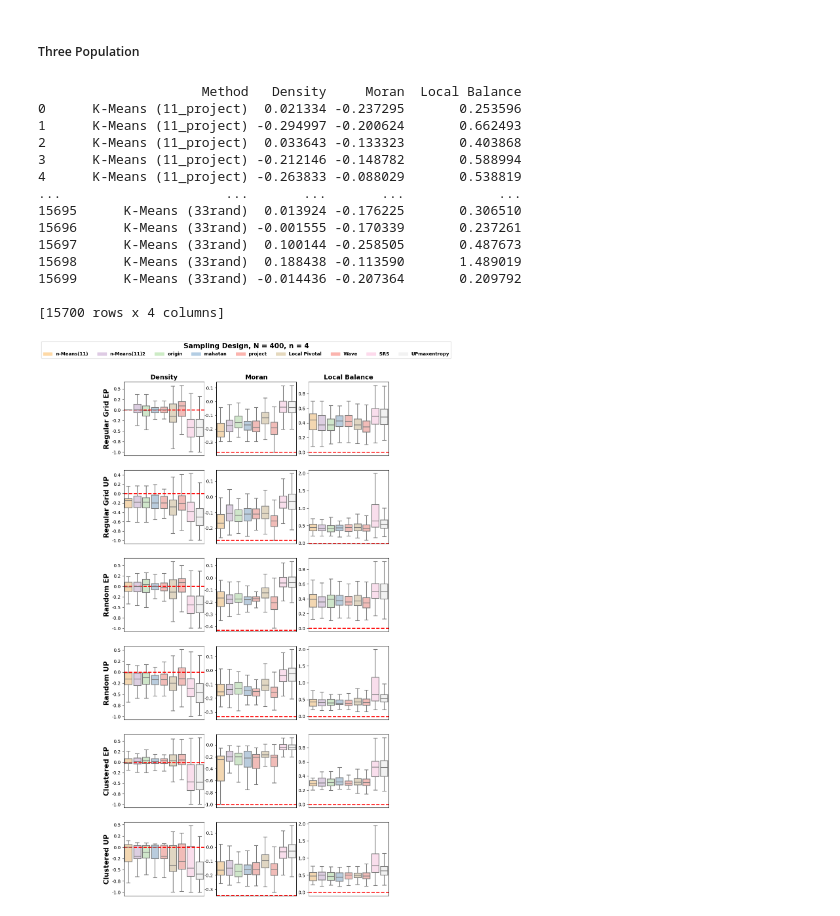
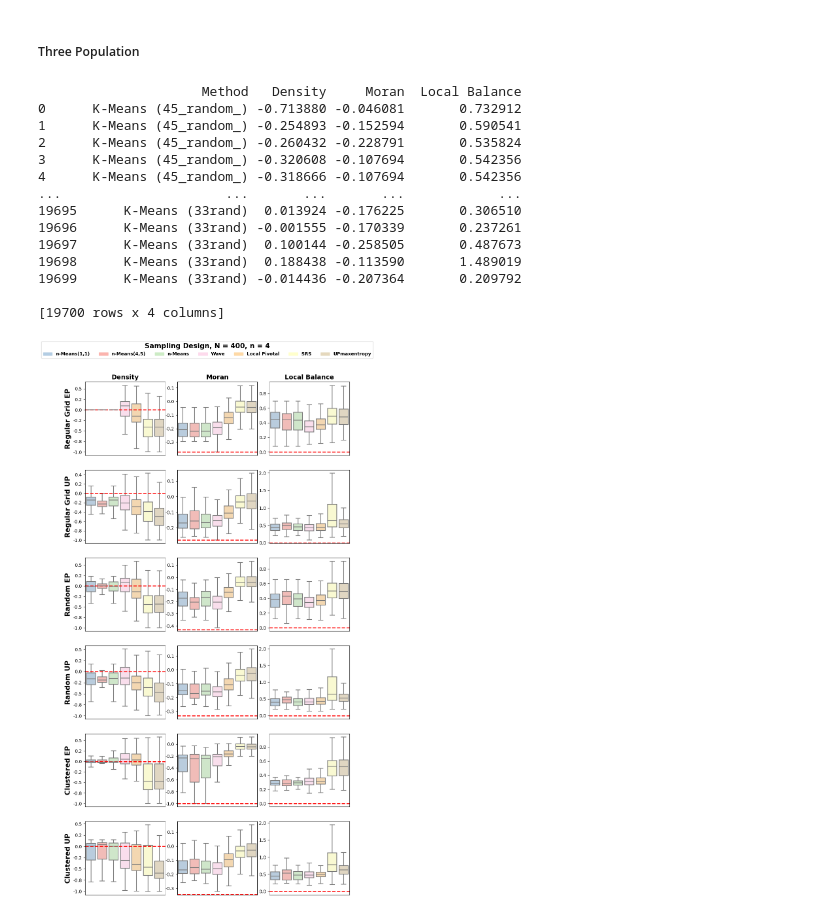
Before and after one commit to mehdimhb/geometric-sampling, a Jupyter notebook: Simulations/Add_Wave_Simulated_Popu_n=4.ipynb, the cells around one changed output. Cells and saved outputs as stored; diff of their text form; code cells hidden in the pictures.

```diff
--- a/Simulations/Add_Wave_Simulated_Popu_n=4.ipynb
+++ b/Simulations/Add_Wave_Simulated_Popu_n=4.ipynb
@@ -353,3 +325,28 @@ def find_samples(coords, probs, n, num_samples, ep_mode="auto"):
     return result
 # %% [markdown]
 ### Gathering Data
+# %%
+import pandas as pd
+import os
+
+results_folder = 'data_samples/results'
+result_files = [
+    "results_grid_eq.csv",
+    "results_grid_uneq.csv",
+    "results_random_eq.csv",
+    "results_random_uneq.csv",
+    "results_clust_eq.csv",
+    "results_clust_uneq.csv",
+]
+
+methods_to_remove = ["K-Means (45_random_)", "K-Means (11_random_)"]
+
+for filename in result_files:
+    filepath = os.path.join(results_folder, filename)
+    df = pd.read_csv(filepath)
+    # Remove rows where the 'Method' column matches the unwanted method
+    df_filtered = df[~df['Method'].isin(methods_to_remove)]
+
+    # Save back (overwrite the original file; change filename if you want a backup)
+    df_filtered.to_csv(filepath, index=False)
+    print(f"Filtered {filename}: {len(df) - len(df_filtered)} rows removed.")
@@ -379,7 +383,7 @@ for name in names:
     all_probs.append(probs)
 print(sum(probs))
 print(len(probs))
-sample_cnt = 100
+sample_cnt = 1000
 columns = ["Method", "Density", "Voronoi", "Moran", "Local Balance"]
 columns = ["Method", "Density", "Moran", "Local Balance"]
 
@@ -465,7 +548,8 @@ from matplotlib.ticker import FuncFormatter
 warnings.filterwarnings('ignore')
 
 # Folder and file info
-method_order = ["n-Means(11)", "n-Means(11)2", "origin", "mahatan", "project", "Local Pivotal", "Wave", "SRS", "UPmaxentropy"]
+method_order = ["n-Means(1,1)", "n-Means(11)2", "origin", "mahatan", "project", "Local Pivotal", "Wave", "SRS", "UPmaxentropy"]
+method_order = ["n-Means(1,1)", "n-Means(4,5)", 'n-Means', "Wave", "Local Pivotal",  "SRS", "UPmaxentropy"]
 results_folder = 'data_samples/results'
 result_files = [
     "results_grid_eq.csv",
@@ -507,13 +591,15 @@ for name, fname in zip(pop_names, result_files):
 print(df)
 # Mapping for nicer method names
 method_name_mapping = {
-    "K-Means (11_lexsort)": "n-Means(11)",
-    "K-Means (11_lexsort2)": "n-Means(11)2",
-    "K-Means (11_origin)": "origin",
-    "K-Means (11_mahatan)": "mahatan",
-    "K-Means (11_project)": "project",
+    #"K-Means (11_lexsort)": "n-Means(11)",
+    # "K-Means (11_lexsort2)": "n-Means(11)2",
+    # "K-Means (11_origin)": "origin",
+    # "K-Means (11_mahatan)": "mahatan",
+    "K-Means (11_random_)": "n-Means(1,1)",
+    "K-Means (45_random_)": "n-Means(4,5)",
+    "K-Means (11_lexsortxy)": "n-Means",
+    "wave": "Wave",
     "Local Pivotal": "Local Pivotal",
-    "wave": "Wave",
     "Random": "SRS",
     "UPmaxentropy": "UPmaxentropy"
 }
@@ -600,42 +686,42 @@ sns.boxplot(
     ax=ax_legend,
     showfliers=False
 )
 
 from matplotlib.patches import Patch
 labels = method_order
 handles = [Patch(color=method_palette[l]) for l in labels]
 plt.close(fig_legend)
 leg = fig.legend(
     handles, labels, loc='upper center', ncol=len(all_methods),
     title="Sampling Design, N = 400, n = 4",
     fontsize=10,              # Label size
     title_fontsize=15         # Title size
     # No fontweight argument directly here
 )
 
 # Make legend labels bold
 for text in leg.get_texts():
     text.set_fontweight('bold')
 
 # Make legend title bold
 leg.get_title().set_fontweight('bold')
 fig.tight_layout(rect=[0, 0.05, 1, 0.95])
 fig.subplots_adjust(wspace=0.15, hspace=0.2)
 # fig.suptitle("All metrics for all populations", fontsize=16, y=1.01)
 plt.show()
 # %% [output]
                      Method   Density     Moran  Local Balance
-0      K-Means (11_project)  0.021334 -0.237295       0.253596
-1      K-Means (11_project) -0.294997 -0.200624       0.662493
-2      K-Means (11_project)  0.033643 -0.133323       0.403868
-3      K-Means (11_project) -0.212146 -0.148782       0.588994
-4      K-Means (11_project) -0.263833 -0.088029       0.538819
+0      K-Means (45_random_) -0.713880 -0.046081       0.732912
+1      K-Means (45_random_) -0.254893 -0.152594       0.590541
+2      K-Means (45_random_) -0.260432 -0.228791       0.535824
+3      K-Means (45_random_) -0.320608 -0.107694       0.542356
+4      K-Means (45_random_) -0.318666 -0.107694       0.542356
 ...                     ...       ...       ...            ...
-15695      K-Means (33rand)  0.013924 -0.176225       0.306510
-15696      K-Means (33rand) -0.001555 -0.170339       0.237261
-15697      K-Means (33rand)  0.100144 -0.258505       0.487673
-15698      K-Means (33rand)  0.188438 -0.113590       1.489019
-15699      K-Means (33rand) -0.014436 -0.207364       0.209792
+19695      K-Means (33rand)  0.013924 -0.176225       0.306510
+19696      K-Means (33rand) -0.001555 -0.170339       0.237261
+19697      K-Means (33rand)  0.100144 -0.258505       0.487673
+19698      K-Means (33rand)  0.188438 -0.113590       1.489019
+19699      K-Means (33rand) -0.014436 -0.207364       0.209792
 
-[15700 rows x 4 columns]
+[19700 rows x 4 columns]
-[figure, old version]
+[figure, new version]
```
Also changed, not shown: parts of 7 cells of this notebook, 21 other files.
